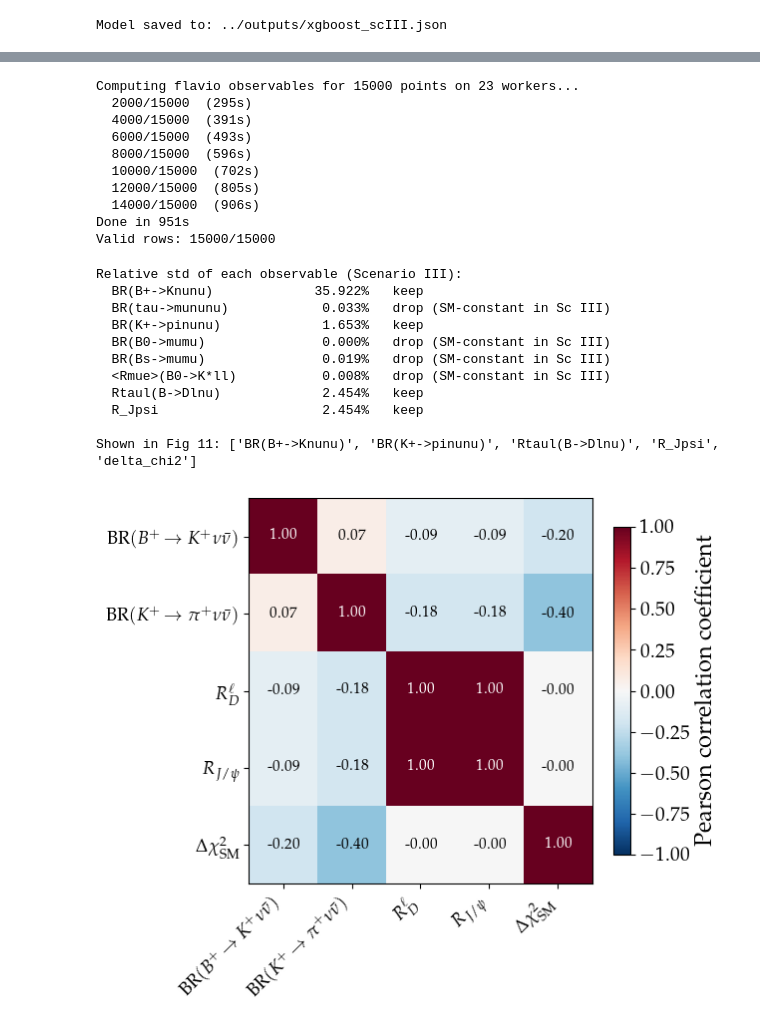
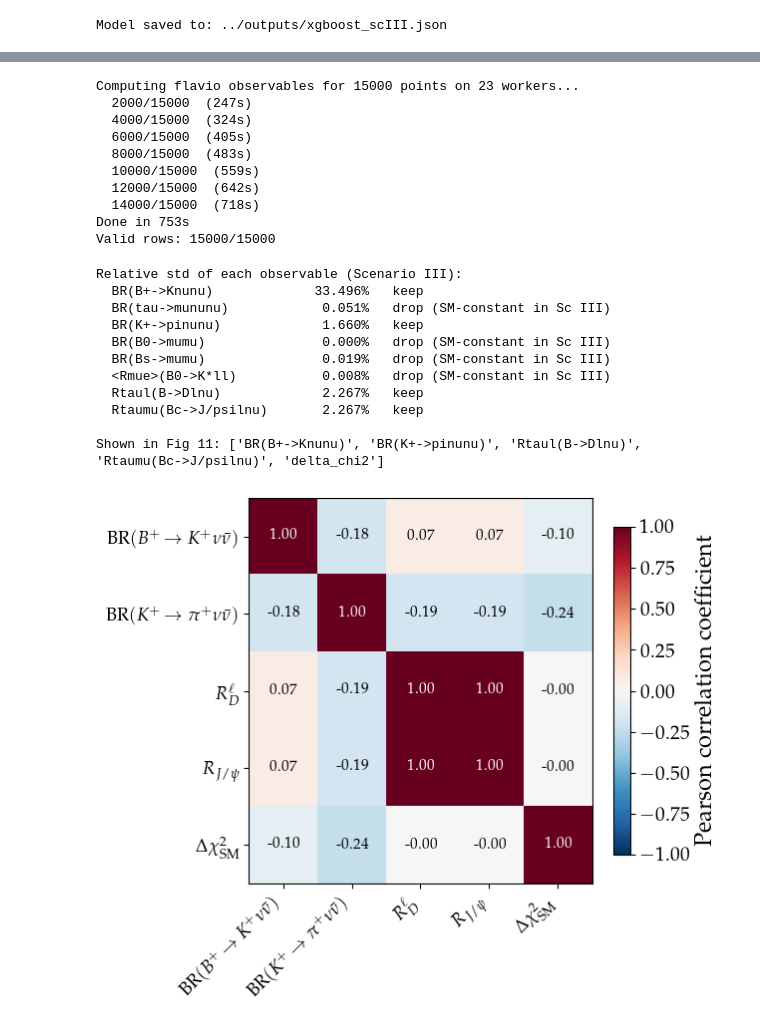
Before and after one commit to AlejandroMirRamos/BMesonsML, a Jupyter notebook: notebooks/xgboost_optimized.ipynb, the cells around one changed output, grey strips where cells are left out. Drawn from its saved outputs; the diff is of its cells as text; code cells hidden in the pictures.

```diff
--- a/notebooks/xgboost_optimized.ipynb
+++ b/notebooks/xgboost_optimized.ipynb
@@ -732,8 +762,9 @@ with warnings.catch_warnings():
     _ = flavio.sm_prediction('Rtaul(B->Dlnu)')
 
 # Observables shown in Fig 11 (Scenario III), in display order.
-# R(J/psi) is NOT computed here: flavio 2.7.0 has no semileptonic Bc->J/psi, so it
-# is derived afterwards from R(D) (same C_VL scaling in Scenario III).
+# R(J/psi) = Rtaumu(Bc->J/psilnu) is computed directly per point (flavio@BctoJpsi),
+# like every other observable, so its correlation with R(D) is a genuine output of
+# the fit rather than imposed by construction.
 OBS_DEF = [
     ('BR(B+->Knunu)',    {},                            r'$\mathrm{BR}(B^+\!\to K^+\nu\bar\nu)$'),
     ('BR(tau->mununu)',  {},                            r'$\mathrm{BR}(\tau^-\!\to\mu^-\nu\bar\nu)$'),
@@ -742,6 +773,7 @@ OBS_DEF = [
     ('BR(Bs->mumu)',     {},                            r'$\mathrm{BR}(B_s\!\to\mu^+\mu^-)$'),
     ('<Rmue>(B0->K*ll)', {'q2min': 1.1, 'q2max': 6.0},  r'$R_{K^*}^{[1.1,6]}$'),
     ('Rtaul(B->Dlnu)',   {},                            r'$R_D^\ell$'),
+    ('Rtaumu(Bc->J/psilnu)', {},                        r'$R_{J/\psi}$'),
 ]
 
 
@@ -781,36 +813,23 @@ print(f'Done in {time.time()-t0o:.0f}s')
 
 obs_df = pd.DataFrame([r for r in _obs_raw if r is not None])
 print(f'Valid rows: {len(obs_df)}/{len(args_obs)}')
-
-# R(J/psi): same C_VL(b->c tau nu) scaling as R(D) in Scenario III, recovered
-# exactly -> R_Jpsi = R_Jpsi_SM * R_D / R_D_SM (correlated 1.00 with R_D).
-R_JPSI_SM = 0.258  # SM prediction (lattice); sets the value, not the correlations
-_RD_SM = float(flavio.sm_prediction('Rtaul(B->Dlnu)'))
-obs_df['R_Jpsi'] = R_JPSI_SM * obs_df['Rtaul(B->Dlnu)'] / _RD_SM
 # %% [output]
 Computing flavio observables for 15000 points on 23 workers...
-  2000/15000  (295s)
-  4000/15000  (391s)
-  6000/15000  (493s)
-  8000/15000  (596s)
-  10000/15000  (702s)
-  12000/15000  (805s)
-  14000/15000  (906s)
-Done in 951s
+  2000/15000  (247s)
+  4000/15000  (324s)
+  6000/15000  (405s)
+  8000/15000  (483s)
+  10000/15000  (559s)
+  12000/15000  (642s)
+  14000/15000  (718s)
+Done in 753s
 Valid rows: 15000/15000
 # %%
-# Fig 11 — Scenario III. There is NO NP in the muon/electron sector here
-# (lambda^l_22 = 0 -> C10^mu = 0, R_K* = 1) nor in s->d (alpha^q = 0), so
-# BR(Bs->mumu), BR(B0->mumu) and R_K* are SM-CONSTANT (rel. std << 1%): their
-# "correlations" are pure numerical noise. Keep only the observables that genuinely
-# vary in Scenario III (variance filter, as in the reference pipeline). This leaves
-# the b->c tau nu and b->s nu nu observables -> reproduces the paper's result that
-# R_D and BR(B+->Knunu) DECORRELATE (was ~1 in Scenario II), with no spurious cells.
+# Fig 11: keep only observables that genuinely vary in Scenario III (see section 7 markdown).
 MIN_REL_STD = 0.01   # 1% relative std
 
-_obs_order = [o[0] for o in OBS_DEF] + ['R_Jpsi']
+_obs_order = [o[0] for o in OBS_DEF]
 _label_map = {o[0]: o[2] for o in OBS_DEF}
-_label_map['R_Jpsi']     = r'$R_{J/\psi}$'
 _label_map['delta_chi2'] = r'$\Delta\chi^2_{\mathrm{SM}}$'
 
 print('Relative std of each observable (Scenario III):')
@@ -827,40 +846,40 @@ _obs_cols   = _keep + ['delta_chi2']
 _obs_labels = [_label_map[c] for c in _obs_cols]
 print(f'\nShown in Fig 11: {_obs_cols}')
 
 _corr11 = obs_df[_obs_cols].corr(method='pearson')
 _n11    = len(_obs_cols)
 
 fig, ax = plt.subplots(figsize=(_n11 * 1.1 + 1, _n11 * 1.0 + 0.5))
 im = ax.imshow(_corr11.values, vmin=-1, vmax=1, cmap='RdBu_r', aspect='auto')
 plt.colorbar(im, ax=ax, label='Pearson correlation coefficient', shrink=0.85)
 
 ax.set_xticks(range(_n11)); ax.set_yticks(range(_n11))
 ax.set_xticklabels(_obs_labels, rotation=45, ha='right', fontsize=13)
 ax.set_yticklabels(_obs_labels, fontsize=13)
 
 for i in range(_n11):
     for j in range(_n11):
         val = _corr11.iloc[i, j]
         if np.isnan(val): continue
         color = 'white' if abs(val) > 0.65 else 'black'
         ax.text(j, i, f'{val:.2f}', ha='center', va='center', fontsize=11, color=color)
 
 fig.tight_layout()
 plt.savefig(FIGS_DIR / 'fig11_obs_correlations.pdf', bbox_inches='tight')
 plt.show()
 # %% [output]
 Relative std of each observable (Scenario III):
-  BR(B+->Knunu)             35.922%   keep
-  BR(tau->mununu)            0.033%   drop (SM-constant in Sc III)
-  BR(K+->pinunu)             1.653%   keep
+  BR(B+->Knunu)             33.496%   keep
+  BR(tau->mununu)            0.051%   drop (SM-constant in Sc III)
+  BR(K+->pinunu)             1.660%   keep
   BR(B0->mumu)               0.000%   drop (SM-constant in Sc III)
   BR(Bs->mumu)               0.019%   drop (SM-constant in Sc III)
   <Rmue>(B0->K*ll)           0.008%   drop (SM-constant in Sc III)
-  Rtaul(B->Dlnu)             2.454%   keep
-  R_Jpsi                     2.454%   keep
+  Rtaul(B->Dlnu)             2.267%   keep
+  Rtaumu(Bc->J/psilnu)       2.267%   keep
 
-Shown in Fig 11: ['BR(B+->Knunu)', 'BR(K+->pinunu)', 'Rtaul(B->Dlnu)', 'R_Jpsi', 'delta_chi2']
+Shown in Fig 11: ['BR(B+->Knunu)', 'BR(K+->pinunu)', 'Rtaul(B->Dlnu)', 'Rtaumu(Bc->J/psilnu)', 'delta_chi2']
-[figure, old version]
+[figure, new version]
 # %% [markdown]
 ## 8. The ML advantage — likelihood maps and speed benchmark
 
```
Also changed, not shown: parts of 18 cells of this notebook, 13 other files.
